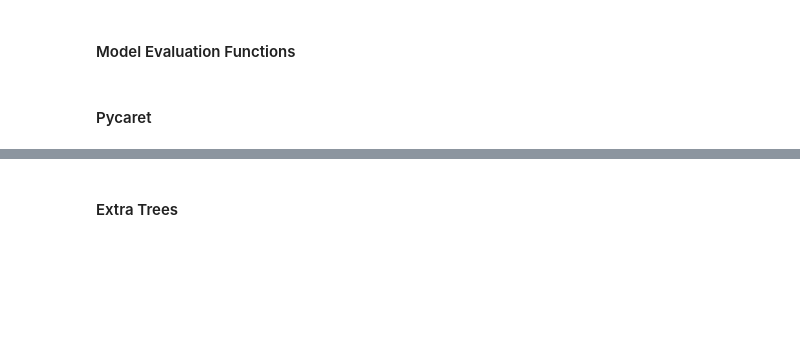
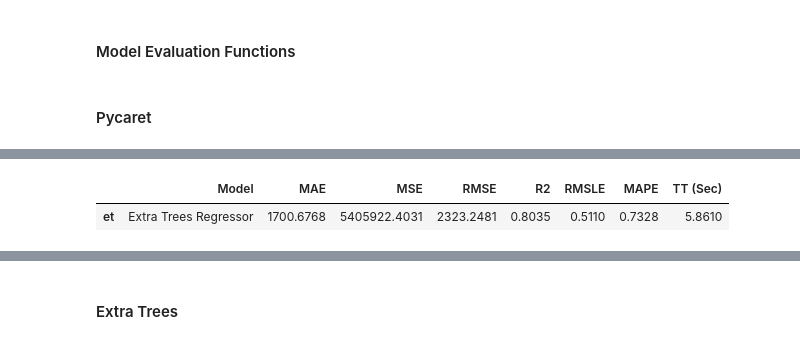
Before and after one commit to JohnnyFoulds/paula, a Jupyter notebook: johannes_changes_pycaret2.ipynb, the cells around one changed output, grey strips where cells are left out. Saved outputs shown, nothing was run; the diff lists cells and outputs as text; code cells hidden in the pictures; blank space fills up the shorter version.

```diff
--- a/johannes_changes_pycaret2.ipynb
+++ b/johannes_changes_pycaret2.ipynb
@@ -664,5 +706,9 @@ ex.pipeline
 # %%
-best = compare_models(n_select=3, include=['rf', 'et', 'lr', 'dt'])
+#best = compare_models(n_select=3, include=['rf', 'et', 'lr', 'dt'])
+best = compare_models(n_select=3, include=['et'])
+# %% [output]
+|  | Model | MAE | MSE | RMSE | R2 | RMSLE | MAPE | TT (Sec) |
+| et | Extra Trees Regressor | 1700.6768 | 5405922.4031 | 2323.2481 | 0.8035 | 0.5110 | 0.7328 | 5.8610 |
 # %%
 #print(ex.pipeline)
 # %%
```
Also changed, not shown: parts of 27 cells of this notebook, 2 other files.
